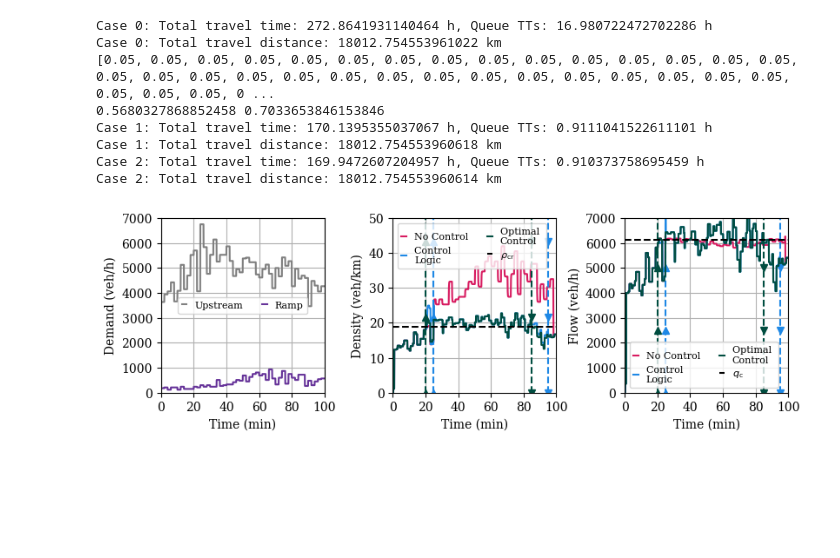
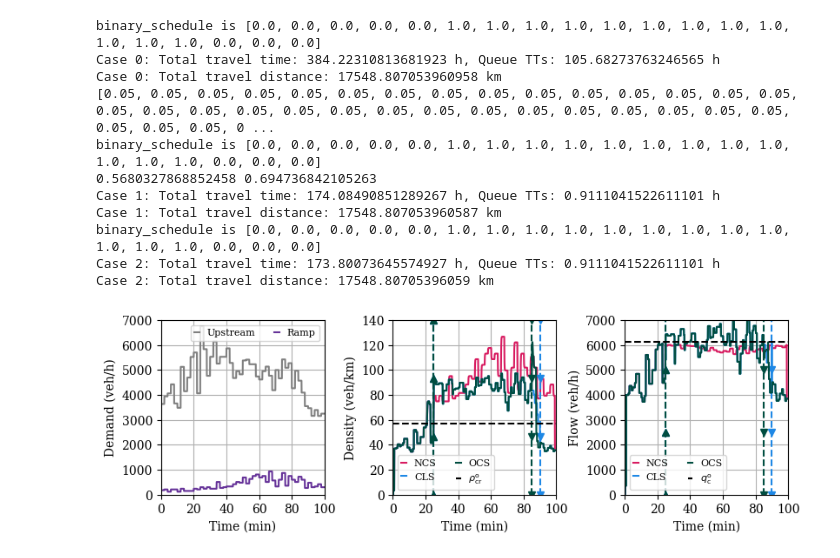
Before and after one commit to felasouza/abmmeso, a Jupyter notebook: samples/shoulder_running/freeway_ctm_example.ipynb, the cells around one changed output. Drawn from its saved outputs; the diff is of its cells as text; code cells hidden in the pictures; blank space fills up the shorter version.

Commit message:
Some changes with the folder structure and making sure everything is consistent for the variableFD case

```diff
--- a/samples/shoulder_running/freeway_ctm_example.ipynb
+++ b/samples/shoulder_running/freeway_ctm_example.ipynb
@@ -50,5 +37,4 @@ class LinkController:
 # %%
-priorities = [0.25, 0.75]
 
 dem_1 = [1.4 for _ in range(12)]
 
@@ -60,15 +46,14 @@ for p in range(8,12):
     dem_2[p] = 0.05
     dem_1[p] = 0.3
 
-fd = TriangularFundamentalDiagram(vf=30.0, w=6.0, kj=0.1)
-fd2 = TriangularFundamentalDiagram(vf=30.0, w=6.0, kj=1.25*0.1)
+fd = optimizer.get_base_fd()
+fd2 = optimizer.get_modified_fd()
 inbound_link_1 = CTMLink(link_id=1,length=300, kj=0.1, lm=30, fundamental_diagram=fd, num_lanes = 3)
 inbound_link_2 = CTMLink(link_id=2, length=300, lm=30, fundamental_diagram=fd, num_lanes = 1)
 outbound_link = VariableLaneFDLink(link_id=3, length=300, lm=30, fundamental_diagram=fd, num_lanes = 2, alpha_d=0.1)
 
 origin_node_1 = OriginNode(1, inbound_link_1, dem_1)
 origin_node_2 = OriginNode(2, inbound_link_2, dem_2)
-#merge_node = MergeNode(3, [inbound_link_1, inbound_link_2], outbound_link, priorities)
 merge_node = ctm.capacityDropMerge.CapacityDropMergeNode(3, inbound_link_1, inbound_link_2, outbound_link, theta_l=0.3, theta_r=0.1)
 
 destination_node = DestinationNode(4, outbound_link)
@@ -76,11 +61,9 @@ destination_node = DestinationNode(4, outbound_link)
 links = [inbound_link_1, inbound_link_2, outbound_link]
 nodes = [origin_node_1, origin_node_2, merge_node, destination_node]
 
-controller = LinkController(outbound_link)
 
 
 sim = simulationRunner.SimulationRunner(links = links, nodes = nodes, time_step = 1.0, total_time=150)
-sim.general_purpose_objects = [controller]
 sim.run()
 
 f, axs = pylab.subplots(1, 2, figsize=(12, 4))
@@ -247,8 +182,7 @@ class ScheduleTransitionController:
 # %%
 
-#controller = BaseController(runner.links[2], gamma=0.9, gamma_prime=0.8, control_step=60)
 
-labels = ["No Control", "Control \nLogic", "Optimal \nControl"]
+labels = ["NCS", "CLS", "OCS"]
 line_style = ['solid', 'solid', 'solid']
 linewidths = [None, None, None]
 colors = ['#D81B60', '#1E88E5', '#004D40']
@@ -258,21 +192,19 @@ fontsize=8
 f, axs = pylab.subplots(1, 3, figsize=(8, 2.5))
 for case in range(3):
     runner = get_network_with_demands()
-    # binary_schedule = [0, 0, 0, 0, 0, 0, 0, 0, 0, 0, 0, 0, 1 ,1, 1 ,1 ,1, 1 ,1, 1, 1, 1 ,1 ,1 ,1 ,1, 1, 1 ,1 ,1, 1 ,1 ,1 ,1 ,1 ,1, 1,
-    # 1, 1, 0 ,0 ,0, 0, 0, 0, 0, 0, 0 ,0 ,0]
-    binary_schedule=[0, 0, 0, 0, 1, 1, 1, 1, 1, 1, 1, 1, 1, 1, 1, 1, 1, 0, 0, 0]
-
+    binary_schedule = [0., 0., 0., 0., 0., 1., 1., 1., 1., 1., 1., 1., 1., 1., 1., 1., 1., 0., 0., 0.]
+    print("binary_schedule is", binary_schedule)
     if case == 0:
         for link in runner.links:
-            fd = TriangularFundamentalDiagram(vf=1.00*link.fundamental_diagram.vf,
-                                              w=1.035*link.fundamental_diagram.w,
+            fd = TriangularFundamentalDiagram(vf=link.fundamental_diagram.vf,
+                                              w=link.fundamental_diagram.w,
                                               kj=link.fundamental_diagram.kj)
             link.fundamental_diagram = fd
 
 
     controller = None
     if case == 1:
-        controller = BaseController(runner.links[2], gamma=0.92, gamma_prime=0.9, control_step=300)
+        controller = BaseController(runner.links[2], gamma=0.92, gamma_prime=0.89*3/2.0, control_step=300)
     elif case == 2:
 
 
@@ -282,7 +214,7 @@ for case in range(3):
             if binary_schedule[i] != binary_schedule[i-1]:
                 schedule[int(i*time_step)] = binary_schedule[i]
 
-        controller = ScheduleTransitionController(runner.links[2], schedule=schedule, control_step=300)
+        controller = optimizer.ScheduleTransitionController(runner.links[2], schedule=schedule, control_step=300)
 
     if controller is not None:
         runner.general_purpose_objects = [controller]
@@ -309,7 +241,6 @@ for case in range(3):
         times = [i/60 for i in range(len(runner.nodes[1].demands_at_steps))]
         axs[0].plot(times, [el*3600 for el in runner.nodes[0].demands_at_steps], label="Upstream", color='gray')
         axs[0].plot(times, [el*3600 for el in runner.nodes[1].demands_at_steps], label="Ramp", color='rebeccapurple')
-        #axs[0].set_title("Demands")
         axs[0].set_xlabel("Time (min)")
         axs[0].set_ylabel("Demand (veh/h)")
         axs[0].legend(fontsize=fontsize, loc=0, ncols=2, handlelength=0.5)
@@ -317,13 +248,11 @@ for case in range(3):
         axs[0].grid(True)
 
 
-    #axs[0].plot(runner.links[0].rho[runner.links[1].rho.shape[0]-1,:], label=labels[case], linestyle=line_style[case])
     times = [i/60 for i in range(runner.links[2].rho.shape[1]-1)]
-    axs[1].plot(times, runner.links[2].rho[0,1:]*1000, label=labels[case], linestyle=line_style[case], color=colors[case])
+
+    axs[1].plot(times, runner.links[2].num_lanes * runner.links[2].rho[0,1:]*1000, label=labels[case], linestyle=line_style[case], color=colors[case])
     axs[2].plot(times, runner.links[2].qs[0,:]*3600, linestyle=line_style[case], label=labels[case], linewidth=linewidths[case], color=colors[case])
 
-    # if case == 0:
-    #     axs[1].plot(runner.links[2].first_cell_demands, label="Eff_cd", color='red', linestyle='--')
 
     if controller is None:
         continue
@@ -336,7 +265,7 @@ for case in range(3):
             continue
 
         num_markers = 4
-        max_value_density = 65
+        max_value_density = 140
         max_value_flow = 7500
         series_density = [(max_value_density/(num_markers-1))*u for u in range(num_markers)]
         series_flow = [(max_value_flow/(num_markers-1))*u for u in range(num_markers)]
@@ -348,43 +277,45 @@ for case in range(3):
             marker = "v"
 
         axs[1].plot(times_d, series_density , color=colors[case], linestyle='dashed',  marker=marker, linewidth=linewidths[case])
         axs[2].plot(times_d, series_flow, color=colors[case], linestyle='dashed', marker=marker, linewidth=linewidths[case])
 
 
-axs[1].axhline(runner.links[2].fundamental_diagram.get_critical_density()*1000, color='black', linestyle='--', label='$\\rho_\\mathrm{cr}$')
-axs[2].axhline(runner.links[2].fundamental_diagram.get_capacity()*runner.links[2].num_lanes*3600, color='black', linestyle='--', label="$q_\\mathrm{c}$")
+axs[1].axhline(runner.links[2].num_lanes*runner.links[2].fundamental_diagram.get_critical_density()*1000, color='black', linestyle='--', label='$\\rho^{\\mathrm{o}}_\\mathrm{cr}$')
+axs[2].axhline(runner.links[2].fundamental_diagram.get_capacity()*runner.links[2].num_lanes*3600, color='black', linestyle='--', label="$q^{\\mathrm{o}}_\\mathrm{c}$")
 
-#axs[1].set_title("Densities")
-#axs[2].set_title("Flows")
 axs[1].set_xlabel("Time (min)")
 axs[2].set_ylabel("Density (veh/km/lane)")
 axs[2].set_xlabel("Time (min)")
 axs[2].set_ylabel("Flow (veh/h)")
 axs[1].legend(fontsize=fontsize, ncols=2, handlelength=0.5)
 axs[2].legend(fontsize=fontsize, ncols=2, handlelength=0.5)
 axs[1].set_ylim((0, None))
 axs[2].set_ylim((0, None))
 axs[1].set_ylabel("Density (veh/km)")
 
 for i in range(3):
     axs[i].grid(True)
     axs[i].set_xlim((0, 100))
     axs[i].set_xticks([0, 20, 40, 60, 80, 100])
 
 axs[0].set_ylim((0, 7000))
-axs[1].set_ylim((0, 50))
+axs[1].set_ylim((0, 140))
+axs[1].set_yticks([20*i for i in range(8)])
 axs[2].set_ylim((0, 7000))
 
 pylab.tight_layout(w_pad=0.05, h_pad=0.02, pad=0.02)
 pylab.savefig("C:\\users\\fdesouza\\Downloads\\results.pdf", dpi=500)
 pylab.show()
 # %% [output]
-Case 0: Total travel time: 272.8641931140464 h, Queue TTs: 16.980722472702286 h
-Case 0: Total travel distance: 18012.754553961022 km
+binary_schedule is [0.0, 0.0, 0.0, 0.0, 0.0, 1.0, 1.0, 1.0, 1.0, 1.0, 1.0, 1.0, 1.0, 1.0, 1.0, 1.0, 1.0, 0.0, 0.0, 0.0]
+Case 0: Total travel time: 384.22310813681923 h, Queue TTs: 105.68273763246565 h
+Case 0: Total travel distance: 17548.807053960958 km
 [0.05, 0.05, 0.05, 0.05, 0.05, 0.05, 0.05, 0.05, 0.05, 0.05, 0.05, 0.05, 0.05, 0.05, 0.05, 0.05, 0.05, 0.05, 0.05, 0.05, 0.05, 0.05, 0.05, 0.05, 0.05, 0.05, 0.05, 0.05, 0.05, 0.05, 0.05, 0.05, 0.05, 0 ...
-0.5680327868852458 0.7033653846153846
-Case 1: Total travel time: 170.1395355037067 h, Queue TTs: 0.9111041522611101 h
-Case 1: Total travel distance: 18012.754553960618 km
-Case 2: Total travel time: 169.9472607204957 h, Queue TTs: 0.910373758695459 h
-Case 2: Total travel distance: 18012.754553960614 km
+binary_schedule is [0.0, 0.0, 0.0, 0.0, 0.0, 1.0, 1.0, 1.0, 1.0, 1.0, 1.0, 1.0, 1.0, 1.0, 1.0, 1.0, 1.0, 0.0, 0.0, 0.0]
+0.5680327868852458 0.694736842105263
+Case 1: Total travel time: 174.08490851289267 h, Queue TTs: 0.9111041522611101 h
+Case 1: Total travel distance: 17548.807053960587 km
+binary_schedule is [0.0, 0.0, 0.0, 0.0, 0.0, 1.0, 1.0, 1.0, 1.0, 1.0, 1.0, 1.0, 1.0, 1.0, 1.0, 1.0, 1.0, 0.0, 0.0, 0.0]
+Case 2: Total travel time: 173.80073645574927 h, Queue TTs: 0.9111041522611101 h
+Case 2: Total travel distance: 17548.80705396059 km
-[figure, old version]
+[figure, new version]
```
Also changed, not shown: parts of 6 cells of this notebook, 2 other files.
